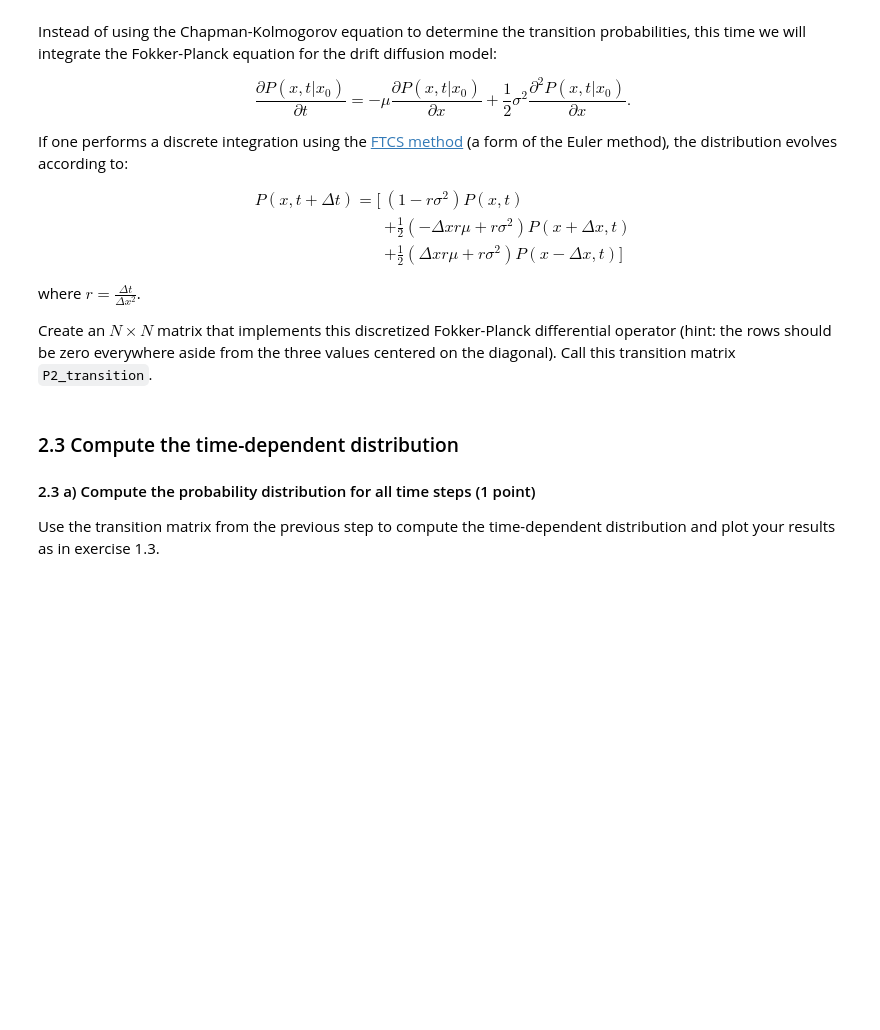
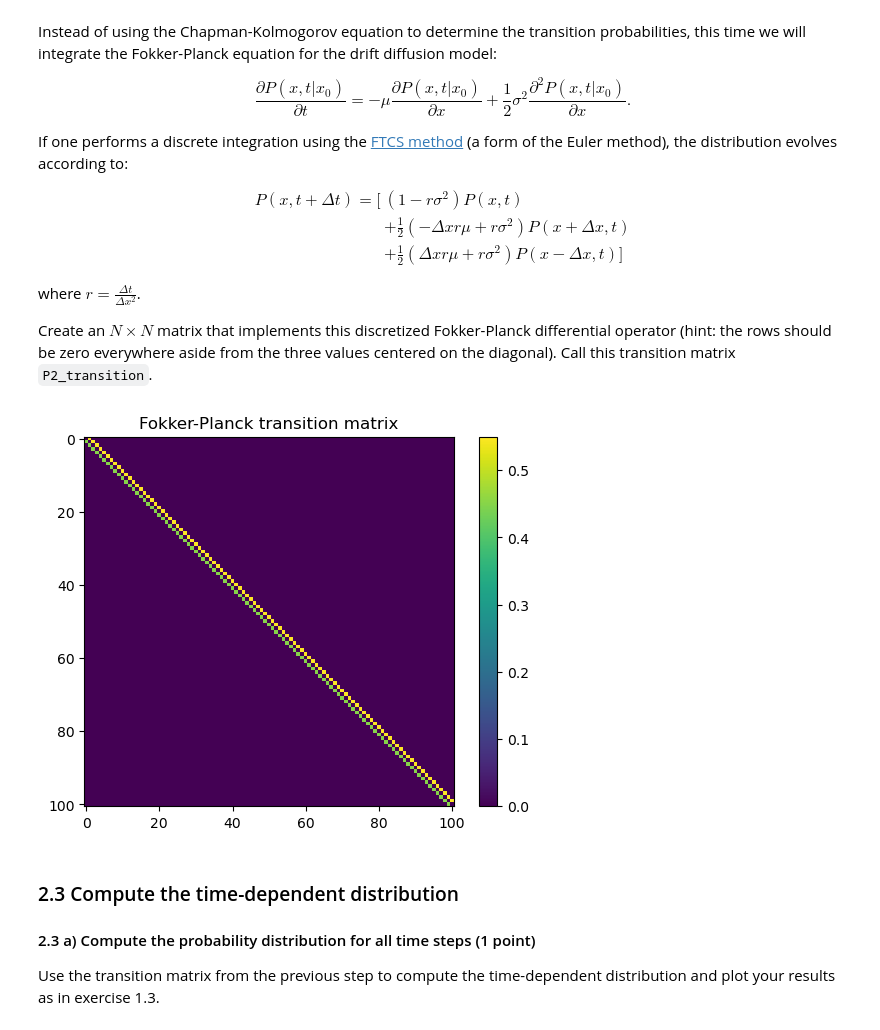
Before and after one commit to lfogarty98/mhbf_pt, a Jupyter notebook: 6-decision-making-II/decision-making-II.ipynb, the cells around one changed output. Cells and saved outputs as stored; diff of their text form; code cells hidden in the pictures; blank space fills up the shorter version.

```diff
--- a/6-decision-making-II/decision-making-II.ipynb
+++ b/6-decision-making-II/decision-making-II.ipynb
@@ -255,3 +252,10 @@ raise NotImplementedError()
+# %%
+dt, dx = 1, 1
+N = int(2*50 + 1)
+center_pos = int(np.ceil(N/2))
+M = int(1000/dt)
+P2 = np.zeros((int(N), int(M)))
+P2[center_pos, 0] = 1 # initial condition
 # %%
 """ Test that variable `P2` is defined """
 
@@ -284,3 +285,27 @@ raise NotImplementedError()
+# %%
+r = dt/dx**2
+P2_transition = np.zeros((N, N))
+mu = 0.1
+sigma = 1.0
+
+def get_P2_transition():
+    P2_transition = np.zeros_like(P1_transition)
+    r = dt/(dx**2)
+    for i in range(P2_transition.shape[0]):
+        P2_transition[i, i] = 1 - r*(sigma**2)
+        if i > 0:
+            P2_transition[i - 1, i] = (dx*r*mu + r*(sigma**2)) / 2
+        if i < P2_transition.shape[0] - 1:
+            P2_transition[i + 1, i] = (-dx*r*mu + r*(sigma**2)) / 2
+    return P2_transition
+
+P2_transition = get_P2_transition()
+plt.imshow(P2_transition)
+plt.title("Fokker-Planck transition matrix")
+plt.colorbar()
+plt.show()
+# %% [output]
+[figure, added]
 # %%
 """ Test that variable `P2_transision` is defined """
 
```
Also changed, not shown: parts of 6 cells of this notebook.
